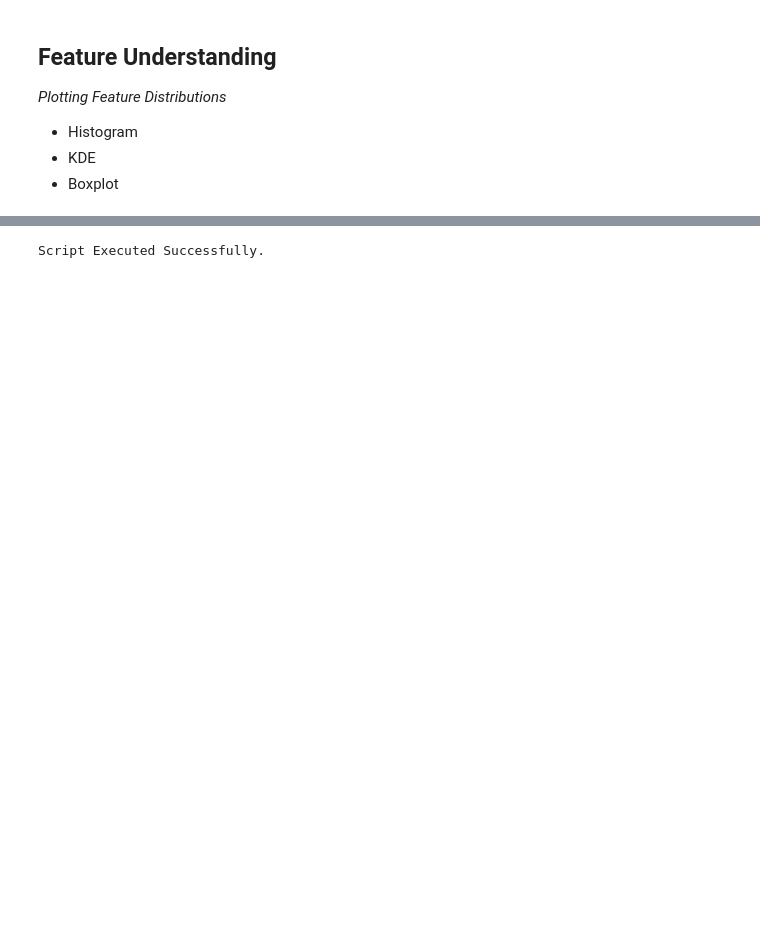
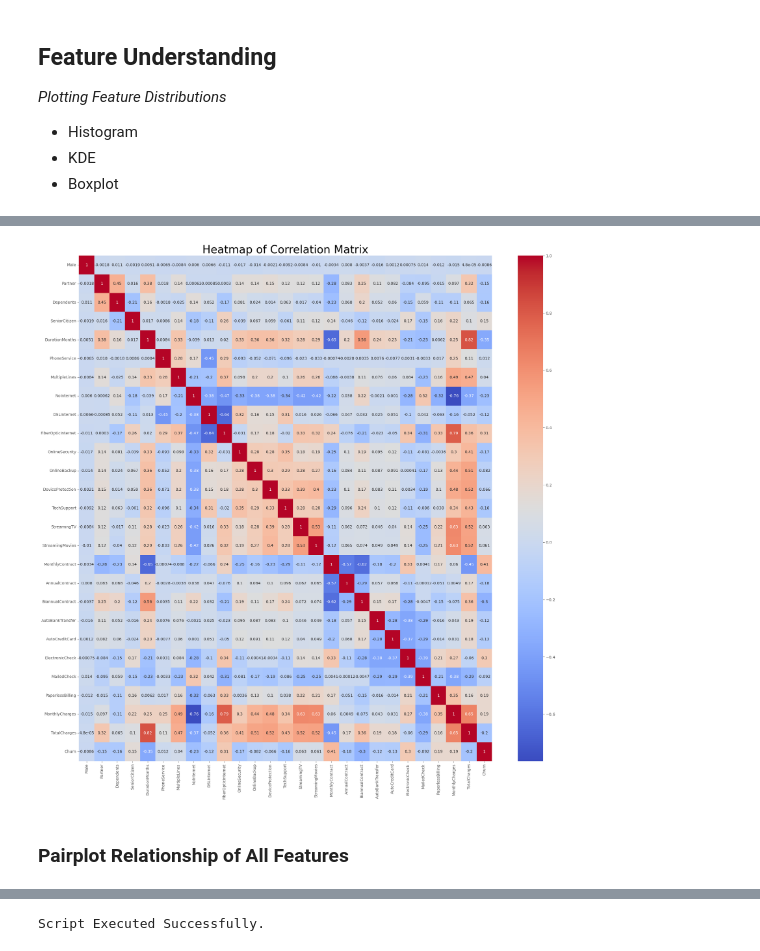
Before and after one commit to mrhussaink7/telco-churn-model, a Jupyter notebook: notebooks/exploratory_data_analysis.ipynb, the cells around one changed output, grey strips where cells are left out. Drawn from its saved outputs; the diff is of its cells as text; code cells hidden in the pictures; blank space fills up the shorter version.

```diff
--- a/notebooks/exploratory_data_analysis.ipynb
+++ b/notebooks/exploratory_data_analysis.ipynb
@@ -109,0 +101,3 @@ FEATURE: PHONESERVICE
+# %%
+correlation_matrix = df.corr()
+correlation_matrix
@@ -110 +122,11 @@ FEATURE: PHONESERVICE
+# %%
+fig, ax = plt.subplots(1, figsize=(20,20))
+sns.heatmap(correlation_matrix, annot=True, cmap='coolwarm')
+plt.title('Heatmap of Correlation Matrix', fontsize=28)
+plt.tight_layout()
+plt.show()
+# %% [output]
+[figure, added]
+# %% [markdown]
+### Pairplot Relationship of All Features
 # %%
```
Also changed, not shown: parts of 13 cells of this notebook, 3 other files.
